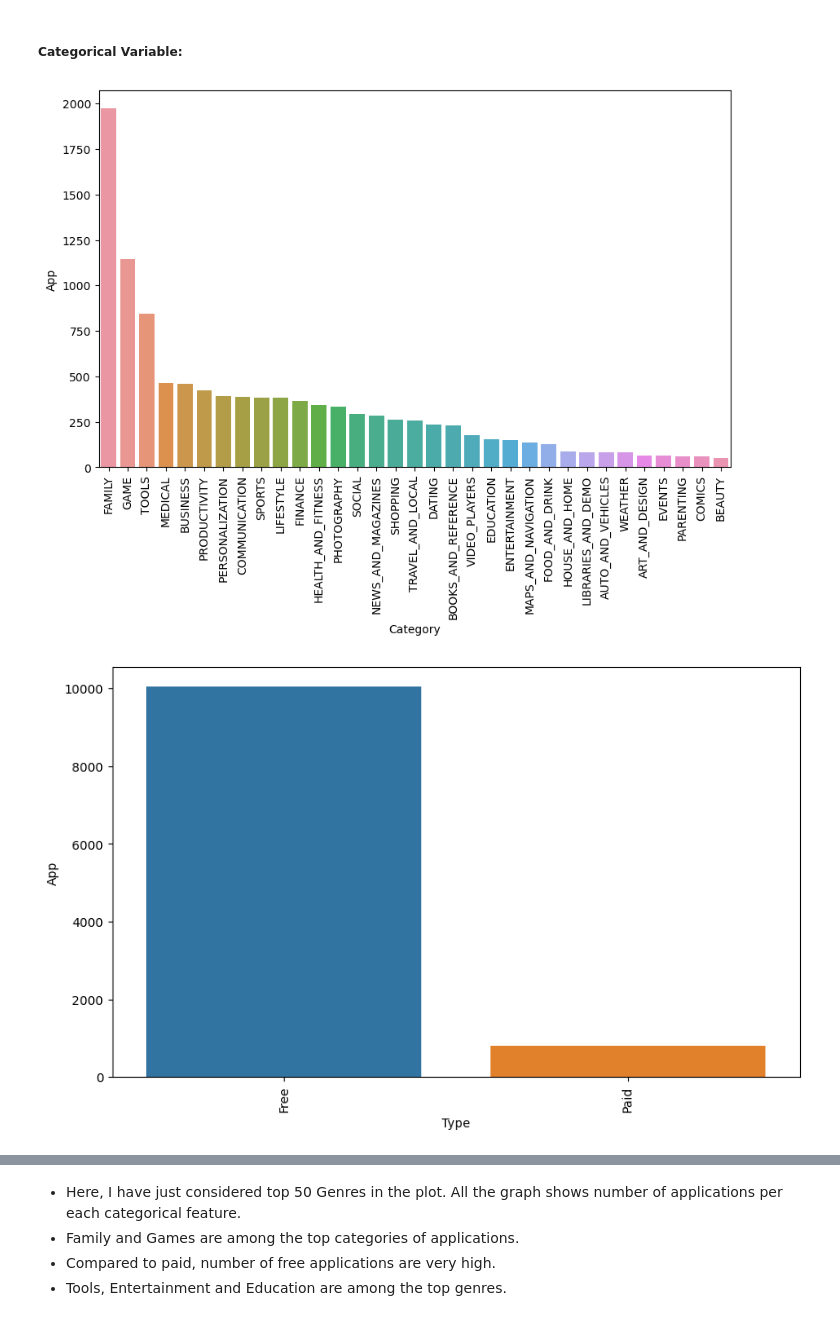
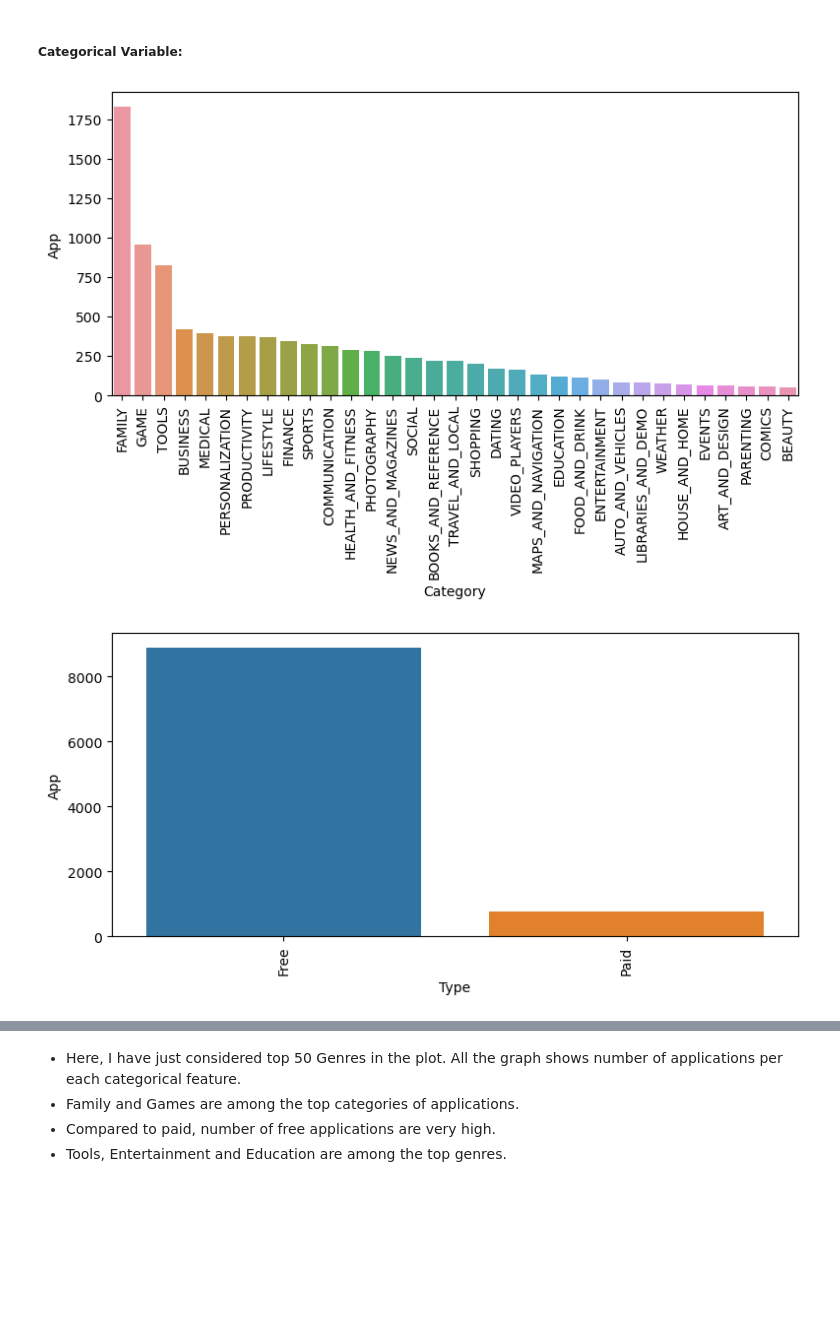
Before and after one commit to nv2205/EDA-files, a Jupyter notebook: EDA_process.ipynb, the cells around one changed output, grey strips where cells are left out. Cells and saved outputs as stored; diff of their text form; code cells hidden in the pictures; blank space fills up the shorter version.

```diff
--- a/EDA_process.ipynb
+++ b/EDA_process.ipynb
@@ -17,3 +17,12 @@ data.head()
 | 2 | U Launcher Lite – FREE Live Cool ... | ART_AND_DESIGN | 4.7 | 87510 | 8.7 | 5000000 | Free | 0.0 | Everyone | Art & Design | ... |
 | 3 | Sketch - Draw & Paint | ART_AND_DESIGN | 4.5 | 215644 | 25.0 | 50000000 | Free | 0.0 | Teen | Art & Design | ... |
 | 4 | Pixel Draw - Number Art Coloring ... | ART_AND_DESIGN | 4.3 | 967 | 2.8 | 100000 | Free | 0.0 | Everyone | Art & Design;Creativity | ... |
+# %%
+data.duplicated().sum()
+data.drop_duplicates(subset='App',keep='first',inplace=True)
+# %%
+data['App'] = data.App.apply(lambda x:str(x).split('-')[0])
+smb = data.App[2].split(' ')[3]
+data['App'] = data.App.apply(lambda x:str(x).split(smb)[0])
+data['App'] = data.App.apply(lambda x:str(x).split(':')[0])
+data['App'] = data.App.apply(lambda x:x.strip())
@@ -66,13 +93,13 @@ cat_features = [ele for ele in cat_features if ele not in ['App','Last Updated',
 # %%
 # plt.suptitle('Univariate Analysis:Count plot',fontsize=15)
 for i in range(0,len(cat_features)-1):
     data_cat = data.groupby(cat_features[i]).App.count().reset_index().sort_values(by='App',ascending=False)
     # data_cat.head(50).plot.bar(color = 'teal',x=cat_features[i])
-    plt.figure(figsize=(10,6))
+    plt.figure(figsize=(9,4))
     sns.barplot(data_cat.head(50),x=cat_features[i],y='App')
     plt.xlabel(cat_features[i])
     plt.xticks(rotation=90)
     plt.show()
 # %% [output]
-[figure, old version]
+[figure, new version]
-[figure, old version]
+[figure, new version]
```
Also changed, not shown: parts of 20 cells of this notebook.
